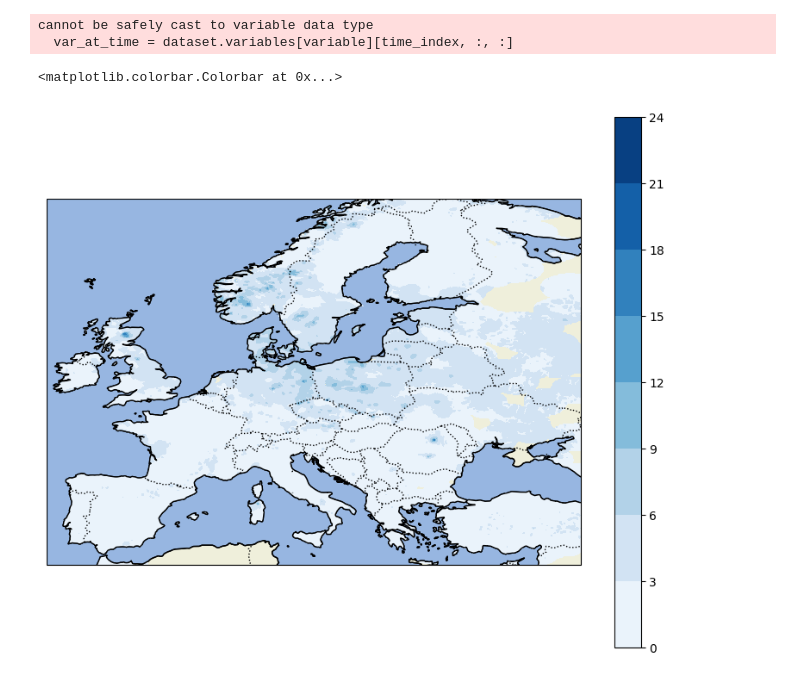
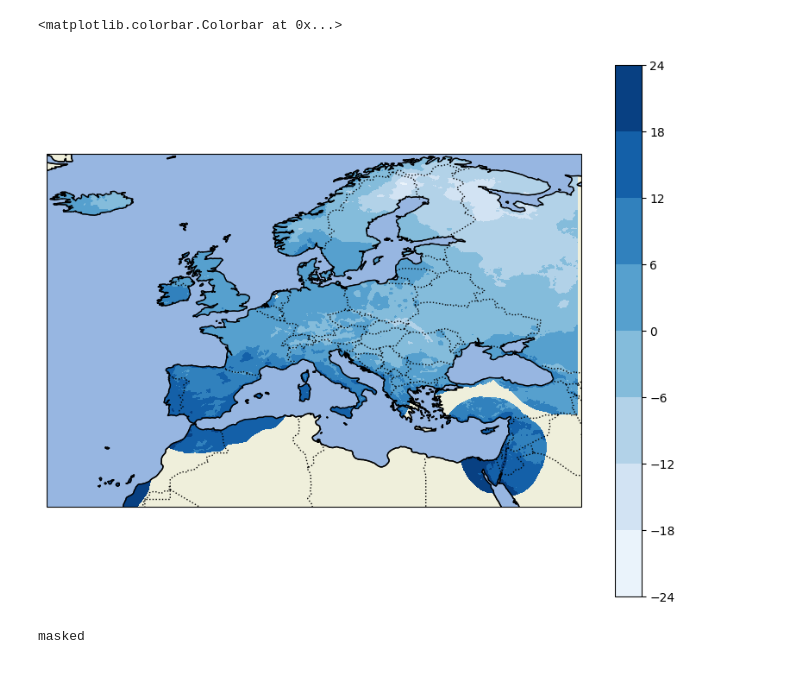
Before and after one commit to Code4sud/team-2, a Jupyter notebook: back/user_guide.ipynb, the cells around one changed output. Drawn from its saved outputs; the diff is of its cells as text; code cells hidden in the pictures.

```diff
--- a/back/user_guide.ipynb
+++ b/back/user_guide.ipynb
@@ -24,28 +26,26 @@ masked_array(data=22280.,
 # %%
-fichier = "../back/Dataset/E-OBS Copernicus/fg_ens_mean_0.1deg_reg_2011-2022_v26.0e.nc"
+fichier = "../back/Dataset/E-OBS Copernicus/tx_ens_mean_0.1deg_reg_2011-2022_v26.0e.nc"
 dataset = nc.Dataset(fichier, 'r')
-variable = "fg"
+variable = "tx"
 
 lats = dataset.variables['latitude'][:]
 lons = dataset.variables['longitude'][:]
 
 time_index = 0
 var_at_time = dataset.variables[variable][time_index, :, :]
 
 plt.figure(figsize=(10, 8))
 ax = plt.axes(projection=ccrs.PlateCarree())
-contour = plt.contourf(lons, lats, var_at_time, cmap='Blues', transform=ccrs.PlateCarree())
+contour = plt.contourf(lons, lats, var_at_time, cmap='Blues', latlon=True, transform=ccrs.PlateCarree())
 ax.coastlines()
 ax.add_feature(cfeature.BORDERS, linestyle=':')
 ax.add_feature(cfeature.LAND, zorder=0, edgecolor='black')
 ax.add_feature(cfeature.OCEAN)
 
 plt.colorbar(contour, label='')
 # %% [output]
-cannot be safely cast to variable data type
-  var_at_time = dataset.variables[variable][time_index, :, :]
+<matplotlib.colorbar.Colorbar at 0x...>
-<matplotlib.colorbar.Colorbar at 0x...>
-[figure, old version]
+[figure, new version]
 # %%
 ########### Search for a specific value ##########
 
@@ -55,3 +55,5 @@ lon_idx = 0 # define the longitude index
 
 vars_ = dataset.variables[variable]
 vars_[time_idx][lat_idx][lon_idx]
+# %% [output]
+masked
```
Also changed, not shown: parts of 7 cells of this notebook, 10 other files.
